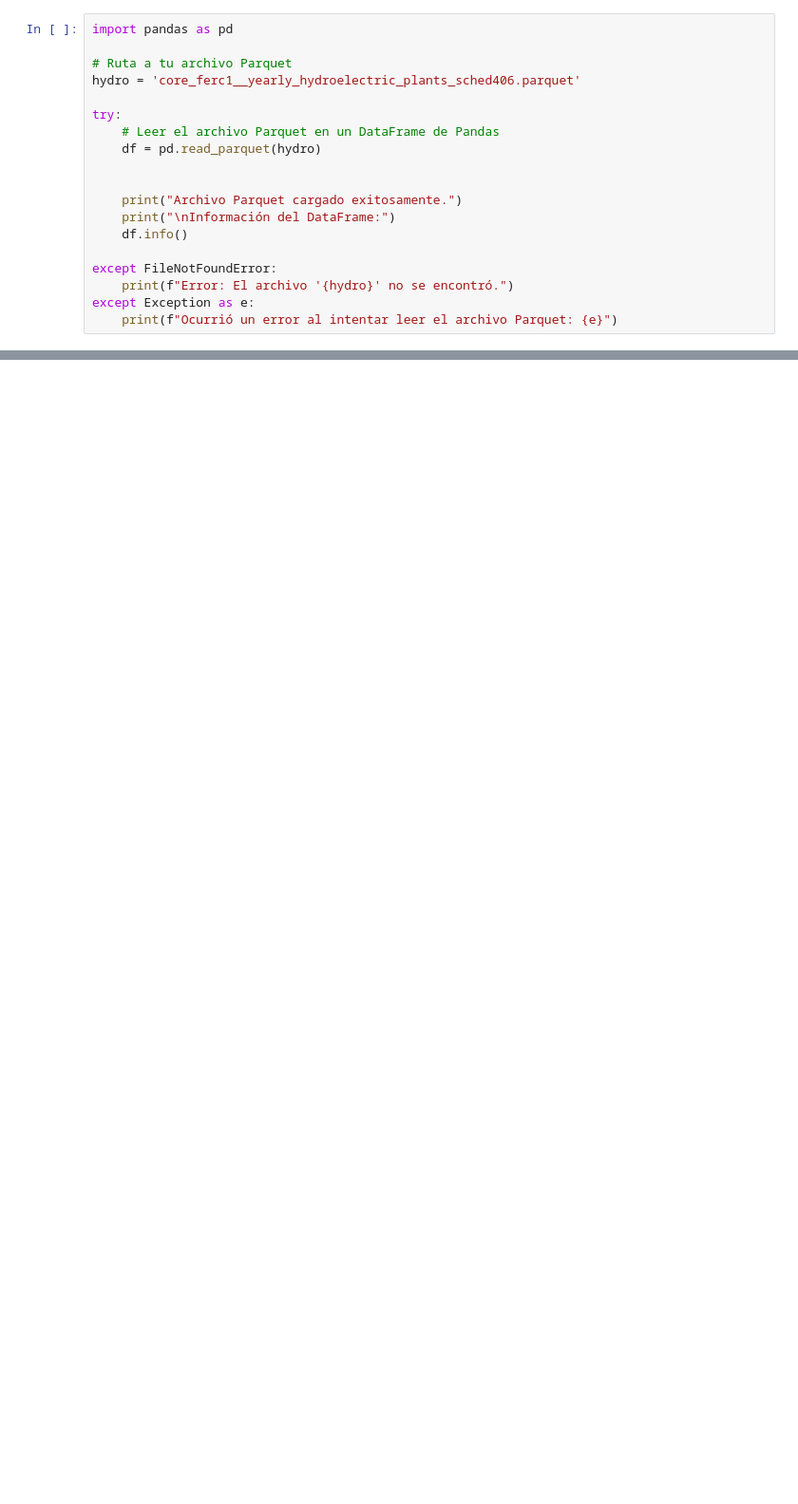
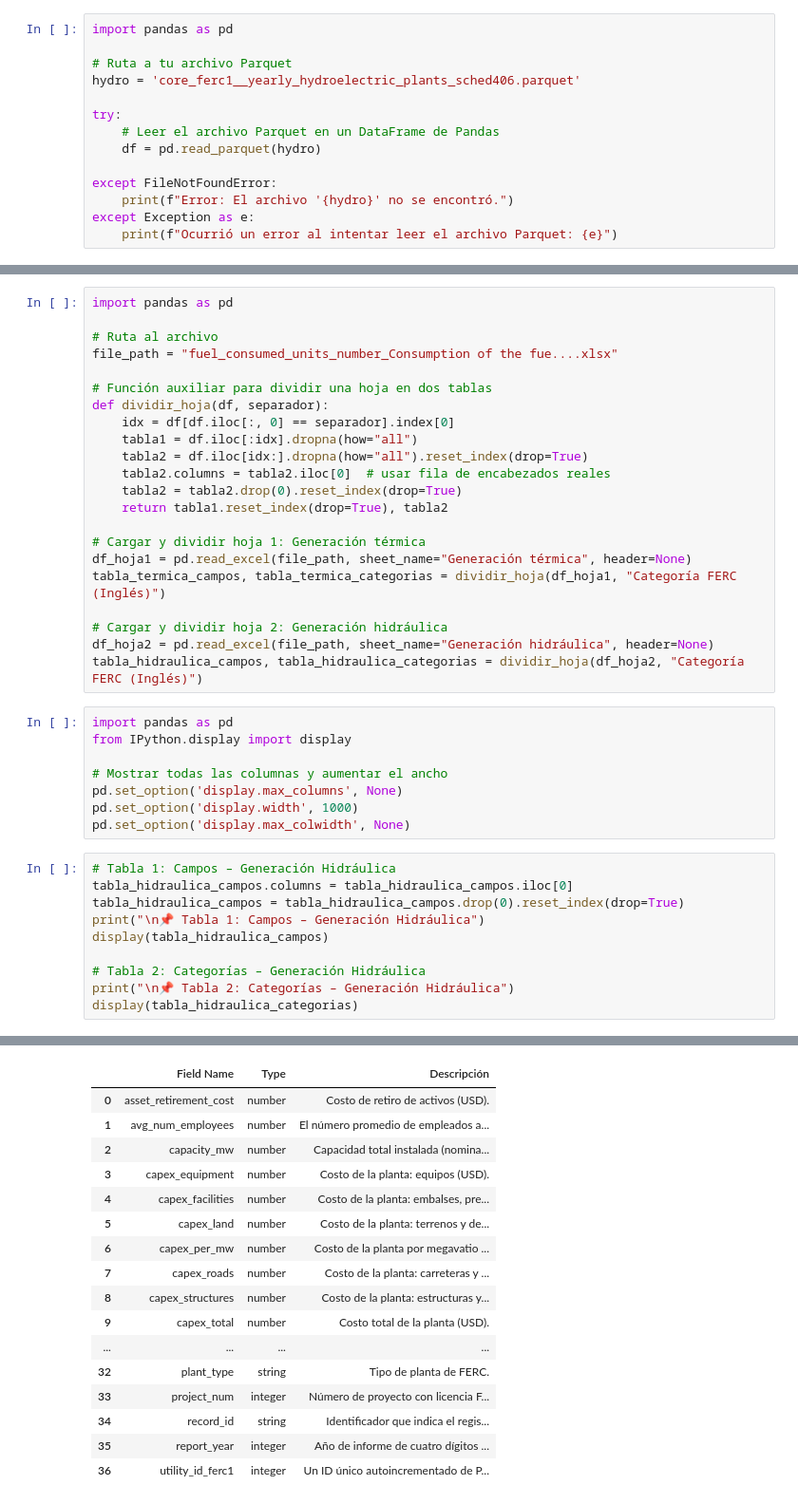
Before and after one commit to danicgomezg/mercado_energetico, a Jupyter notebook: main.ipynb, the cells around one changed output, grey strips where cells are left out. Shown: that part at 95% size. Saved outputs shown, nothing was run; the diff lists cells and outputs as text; blank space fills up the shorter version.

```diff
--- a/main.ipynb
+++ b/main.ipynb
@@ -8,11 +8,6 @@ try:
     # Leer el archivo Parquet en un DataFrame de Pandas
     df = pd.read_parquet(hydro)
 
-
-    print("Archivo Parquet cargado exitosamente.")
-    print("\nInformación del DataFrame:")
-    df.info()
-
 except FileNotFoundError:
     print(f"Error: El archivo '{hydro}' no se encontró.")
 except Exception as e:
@@ -74,0 +30,41 @@ memory usage: 5.4+ MB
+# %%
+import pandas as pd
+
+# Ruta al archivo
+file_path = "fuel_consumed_units_number_Consumption of the fue....xlsx"
+
+# Función auxiliar para dividir una hoja en dos tablas
+def dividir_hoja(df, separador):
+    idx = df[df.iloc[:, 0] == separador].index[0]
+    tabla1 = df.iloc[:idx].dropna(how="all")
+    tabla2 = df.iloc[idx:].dropna(how="all").reset_index(drop=True)
+    tabla2.columns = tabla2.iloc[0]  # usar fila de encabezados reales
+    tabla2 = tabla2.drop(0).reset_index(drop=True)
+    return tabla1.reset_index(drop=True), tabla2
+
+# Cargar y dividir hoja 1: Generación térmica
+df_hoja1 = pd.read_excel(file_path, sheet_name="Generación térmica", header=None)
+tabla_termica_campos, tabla_termica_categorias = dividir_hoja(df_hoja1, "Categoría FERC (Inglés)")
+
+# Cargar y dividir hoja 2: Generación hidráulica
+df_hoja2 = pd.read_excel(file_path, sheet_name="Generación hidráulica", header=None)
+tabla_hidraulica_campos, tabla_hidraulica_categorias = dividir_hoja(df_hoja2, "Categoría FERC (Inglés)")
+# %%
+import pandas as pd
+from IPython.display import display
+
+# Mostrar todas las columnas y aumentar el ancho
+pd.set_option('display.max_columns', None)
+pd.set_option('display.width', 1000)
+pd.set_option('display.max_colwidth', None)
+# %%
+# Tabla 1: Campos – Generación Hidráulica
+tabla_hidraulica_campos.columns = tabla_hidraulica_campos.iloc[0]
+tabla_hidraulica_campos = tabla_hidraulica_campos.drop(0).reset_index(drop=True)
+print("\n📌 Tabla 1: Campos – Generación Hidráulica")
+display(tabla_hidraulica_campos)
+
+# Tabla 2: Categorías – Generación Hidráulica
+print("\n📌 Tabla 2: Categorías – Generación Hidráulica")
+display(tabla_hidraulica_categorias)
+# %% [output]
@@ -74,0 +72,17 @@ memory usage: 5.4+ MB
+|  | Field Name | Type | Descripción |
+| 0 | asset_retirement_cost | number | Costo de retiro de activos (USD). |
+| 1 | avg_num_employees | number | El número promedio de empleados a... |
+| 2 | capacity_mw | number | Capacidad total instalada (nomina... |
+| 3 | capex_equipment | number | Costo de la planta: equipos (USD). |
+| 4 | capex_facilities | number | Costo de la planta: embalses, pre... |
+| 5 | capex_land | number | Costo de la planta: terrenos y de... |
+| 6 | capex_per_mw | number | Costo de la planta por megavatio ... |
+| 7 | capex_roads | number | Costo de la planta: carreteras y ... |
+| 8 | capex_structures | number | Costo de la planta: estructuras y... |
+| 9 | capex_total | number | Costo total de la planta (USD). |
+| ... | ... | ... | ... |
+| 32 | plant_type | string | Tipo de planta de FERC. |
+| 33 | project_num | integer | Número de proyecto con licencia F... |
+| 34 | record_id | string | Identificador que indica el regis... |
+| 35 | report_year | integer | Año de informe de cuatro dígitos ... |
+| 36 | utility_id_ferc1 | integer | Un ID único autoincrementado de P... |
```
Also changed, not shown: parts of 8 cells of this notebook.
